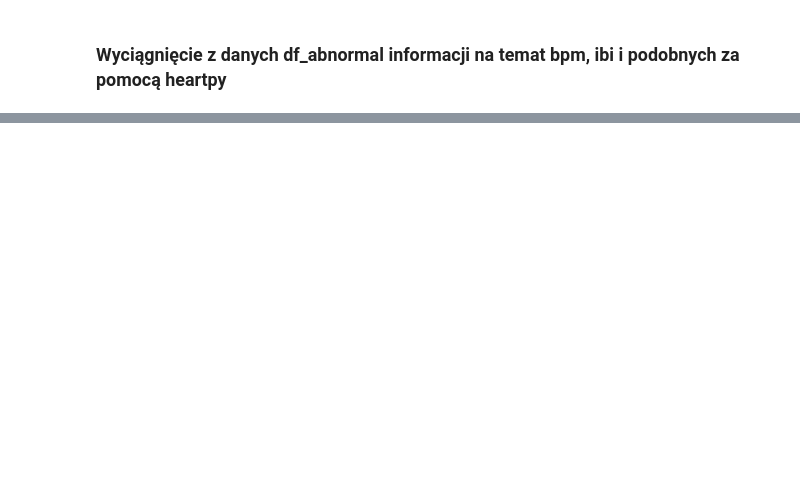
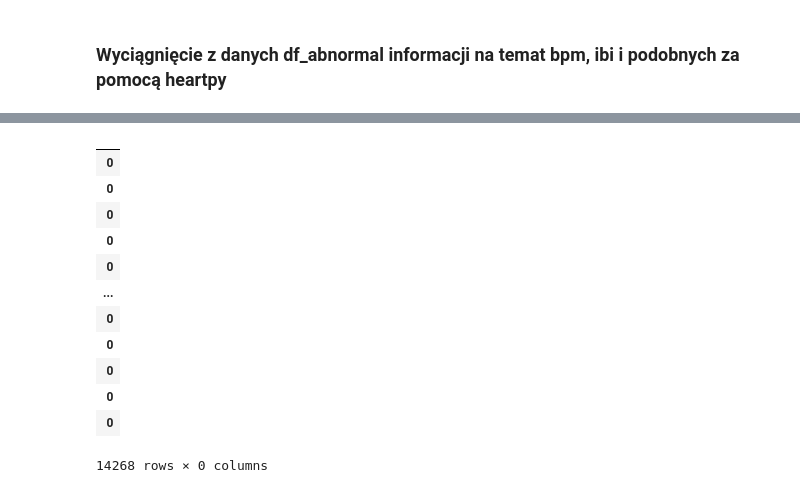
Before and after one commit to bartekbiz/ECD-Anomaly-Detection-Model, a Jupyter notebook: notebooks/ECD-Anomaly-Detection.ipynb, the cells around one changed output, grey strips where cells are left out. Saved outputs shown, nothing was run; the diff lists cells and outputs as text; code cells hidden in the pictures; blank space fills up the shorter version.

```diff
--- a/notebooks/ECD-Anomaly-Detection.ipynb
+++ b/notebooks/ECD-Anomaly-Detection.ipynb
@@ -117,0 +202,17 @@ NameError: name 'plt' is not defined
+# %%
+full_df_class = full_df.iloc[:,13:14]  # czy to jest git???
+full_df_class
+# %% [output]
+|  |
+| 0 |
+| 0 |
+| 0 |
+| 0 |
+| 0 |
+| ... |
+| 0 |
+| 0 |
+| 0 |
+| 0 |
+| 0 |
+14268 rows × 0 columns
```
Also changed, not shown: parts of 15 cells of this notebook.
